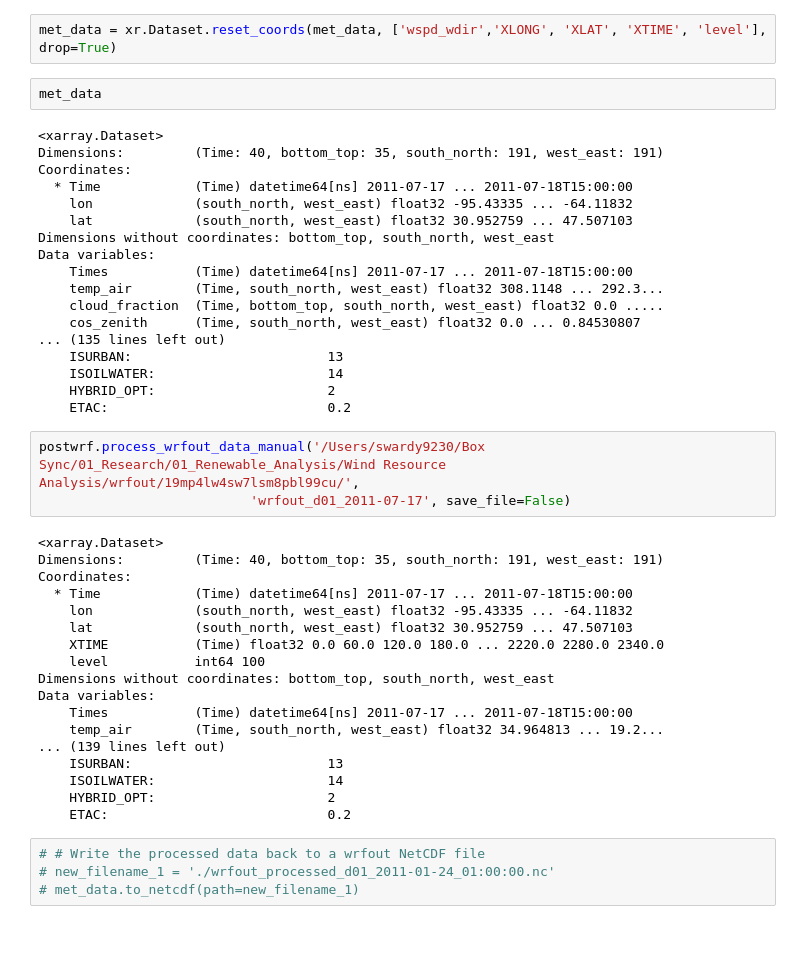
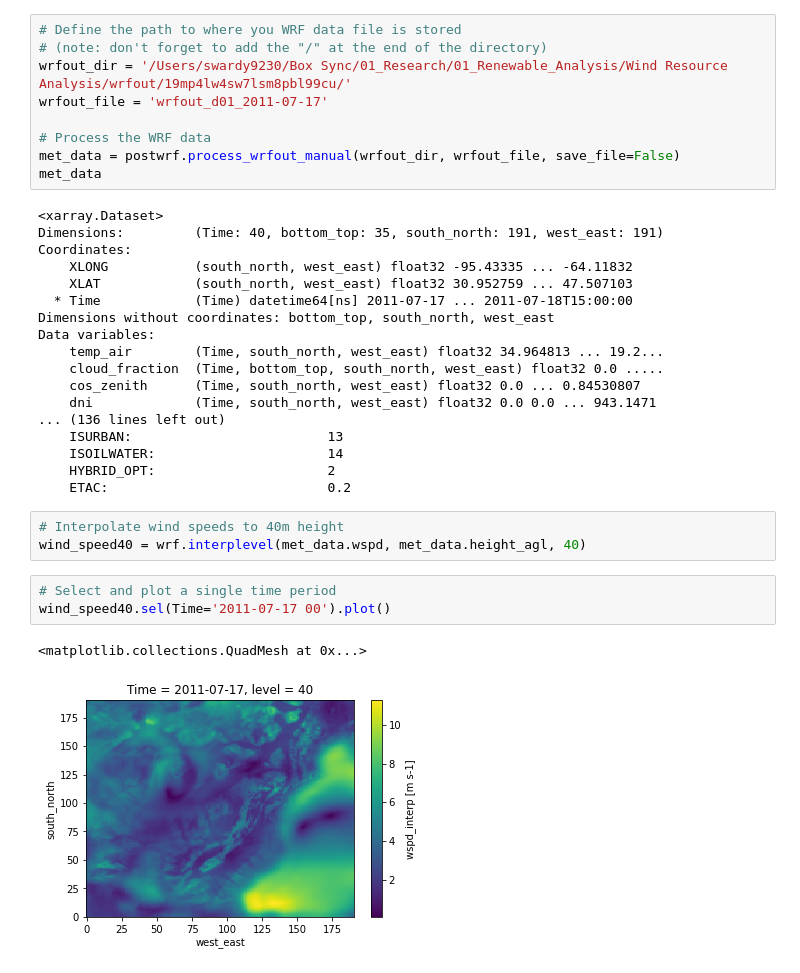
Before and after one commit to jeffreysward/met4ene, a Jupyter notebook: post/python/Postprocess_wrfout-for-offshore-wind.ipynb, the cells around one changed output. Saved outputs shown, nothing was run; the diff lists cells and outputs as text; blank space fills up the shorter version.

```diff
--- a/post/python/Postprocess_wrfout-for-offshore-wind.ipynb
+++ b/post/python/Postprocess_wrfout-for-offshore-wind.ipynb
@@ -203,47 +29,36 @@ Dimensions without coordinates: bottom_top, south_north, west_east
-# %%
-met_data = xr.Dataset.reset_coords(met_data, ['wspd_wdir','XLONG', 'XLAT', 'XTIME', 'level'], drop=True)
-# %%
-met_data
-# %% [output]
-<xarray.Dataset>
-Dimensions:         (Time: 40, bottom_top: 35, south_north: 191, west_east: 191)
-Coordinates:
-  * Time            (Time) datetime64[ns] 2011-07-17 ... 2011-07-18T15:00:00
-    lon             (south_north, west_east) float32 -95.43335 ... -64.11832
-    lat             (south_north, west_east) float32 30.952759 ... 47.507103
-Dimensions without coordinates: bottom_top, south_north, west_east
-Data variables:
-    Times           (Time) datetime64[ns] 2011-07-17 ... 2011-07-18T15:00:00
-    temp_air        (Time, south_north, west_east) float32 308.1148 ... 292.3...
-    cloud_fraction  (Time, bottom_top, south_north, west_east) float32 0.0 .....
-    cos_zenith      (Time, south_north, west_east) float32 0.0 ... 0.84530807
-... (135 lines left out)
-    ISURBAN:                         13
-    ISOILWATER:                      14
-    HYBRID_OPT:                      2
-    ETAC:                            0.2
 # %%
-postwrf.process_wrfout_data_manual('/Users/swardy9230/Box Sync/01_Research/01_Renewable_Analysis/Wind Resource Analysis/wrfout/19mp4lw4sw7lsm8pbl99cu/',
-                           'wrfout_d01_2011-07-17', save_file=False)
+# Define the path to where you WRF data file is stored
+# (note: don't forget to add the "/" at the end of the directory)
+wrfout_dir = '/Users/swardy9230/Box Sync/01_Research/01_Renewable_Analysis/Wind Resource Analysis/wrfout/19mp4lw4sw7lsm8pbl99cu/'
+wrfout_file = 'wrfout_d01_2011-07-17'
+
+# Process the WRF data
+met_data = postwrf.process_wrfout_manual(wrfout_dir, wrfout_file, save_file=False)
+met_data
 # %% [output]
 <xarray.Dataset>
 Dimensions:         (Time: 40, bottom_top: 35, south_north: 191, west_east: 191)
 Coordinates:
+    XLONG           (south_north, west_east) float32 -95.43335 ... -64.11832
+    XLAT            (south_north, west_east) float32 30.952759 ... 47.507103
   * Time            (Time) datetime64[ns] 2011-07-17 ... 2011-07-18T15:00:00
-    lon             (south_north, west_east) float32 -95.43335 ... -64.11832
-    lat             (south_north, west_east) float32 30.952759 ... 47.507103
-    XTIME           (Time) float32 0.0 60.0 120.0 180.0 ... 2220.0 2280.0 2340.0
-    level           int64 100
 Dimensions without coordinates: bottom_top, south_north, west_east
 Data variables:
-    Times           (Time) datetime64[ns] 2011-07-17 ... 2011-07-18T15:00:00
     temp_air        (Time, south_north, west_east) float32 34.964813 ... 19.2...
-... (139 lines left out)
+    cloud_fraction  (Time, bottom_top, south_north, west_east) float32 0.0 .....
+    cos_zenith      (Time, south_north, west_east) float32 0.0 ... 0.84530807
+    dni             (Time, south_north, west_east) float32 0.0 0.0 ... 943.1471
+... (136 lines left out)
     ISURBAN:                         13
     ISOILWATER:                      14
     HYBRID_OPT:                      2
     ETAC:                            0.2
-# %%
-# # Write the processed data back to a wrfout NetCDF file
-# new_filename_1 = './wrfout_processed_d01_2011-01-24_01:00:00.nc'
-# met_data.to_netcdf(path=new_filename_1)
+# %%
+# Interpolate wind speeds to 40m height
+wind_speed40 = wrf.interplevel(met_data.wspd, met_data.height_agl, 40)
+# %%
+# Select and plot a single time period
+wind_speed40.sel(Time='2011-07-17 00').plot()
+# %% [output]
+<matplotlib.collections.QuadMesh at 0x...>
+[figure, added]
```
Also changed, not shown: parts of 13 cells of this notebook, 1 other file.
